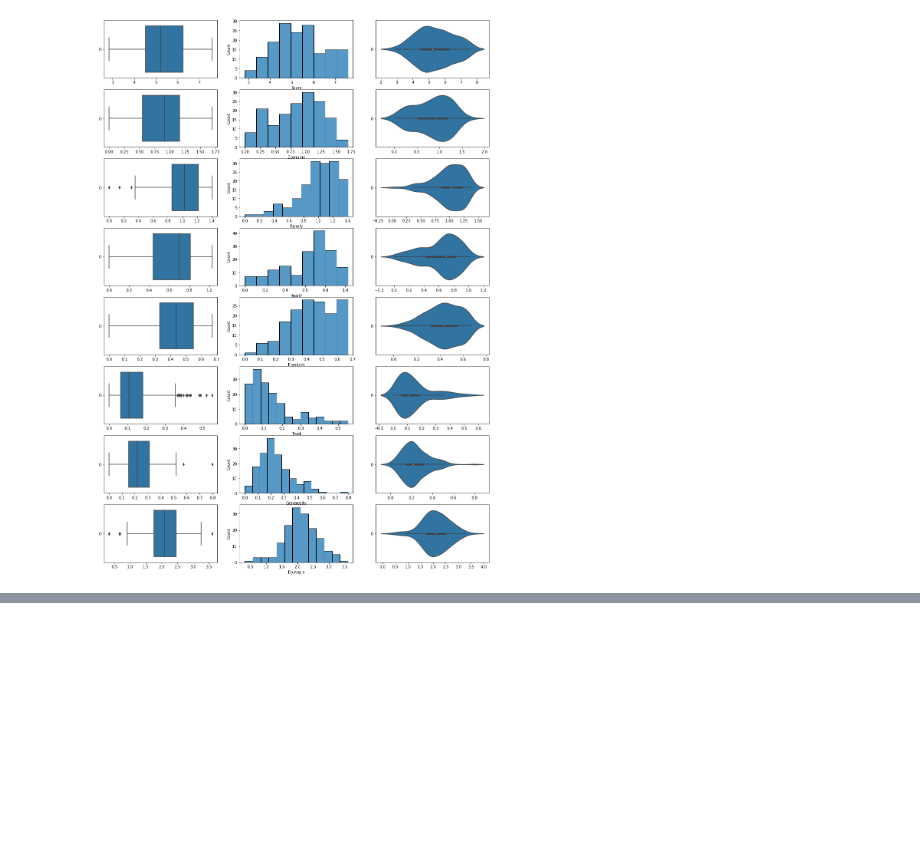
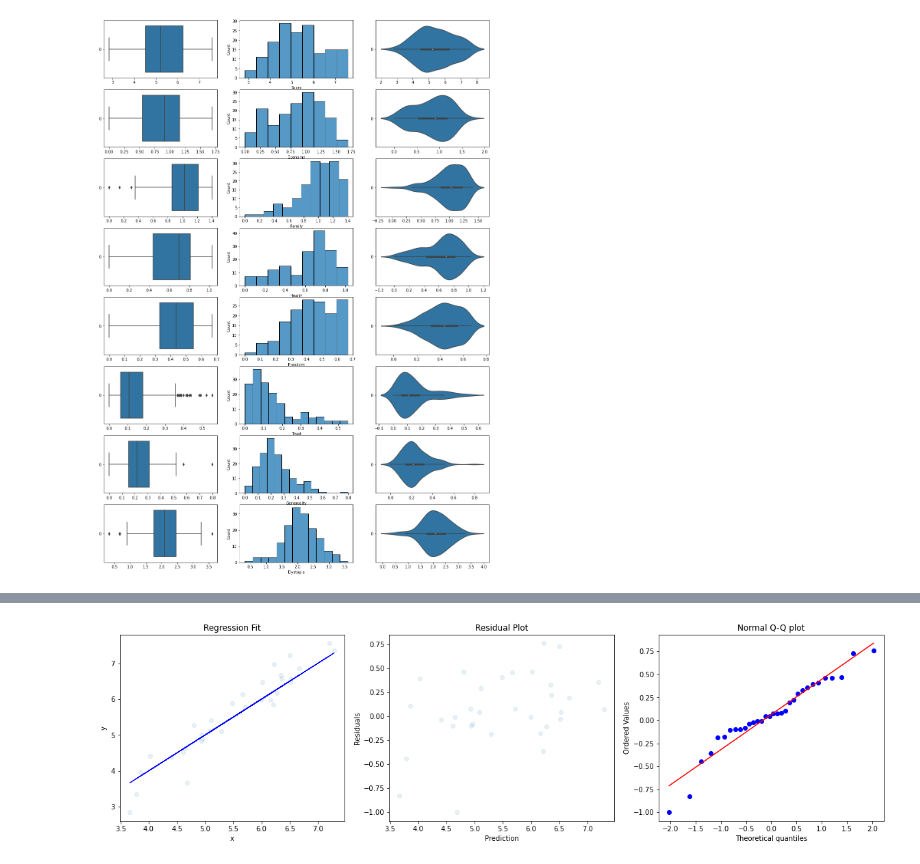
Before and after one commit to xaynezz/1015, a Jupyter notebook: notebooks/eda.ipynb, the cells around one changed output, grey strips where cells are left out. Drawn from its saved outputs; the diff is of its cells as text; code cells hidden in the pictures; blank space fills up the shorter version.

```diff
--- a/notebooks/eda.ipynb
+++ b/notebooks/eda.ipynb
@@ -296,0 +349,4 @@ This is the geographic plot for Health.
+# %%
+diagnostic_plot(rf_predict, y_test)
+# %% [output]
+[figure, added]
```
Also changed, not shown: parts of 79 cells of this notebook.
